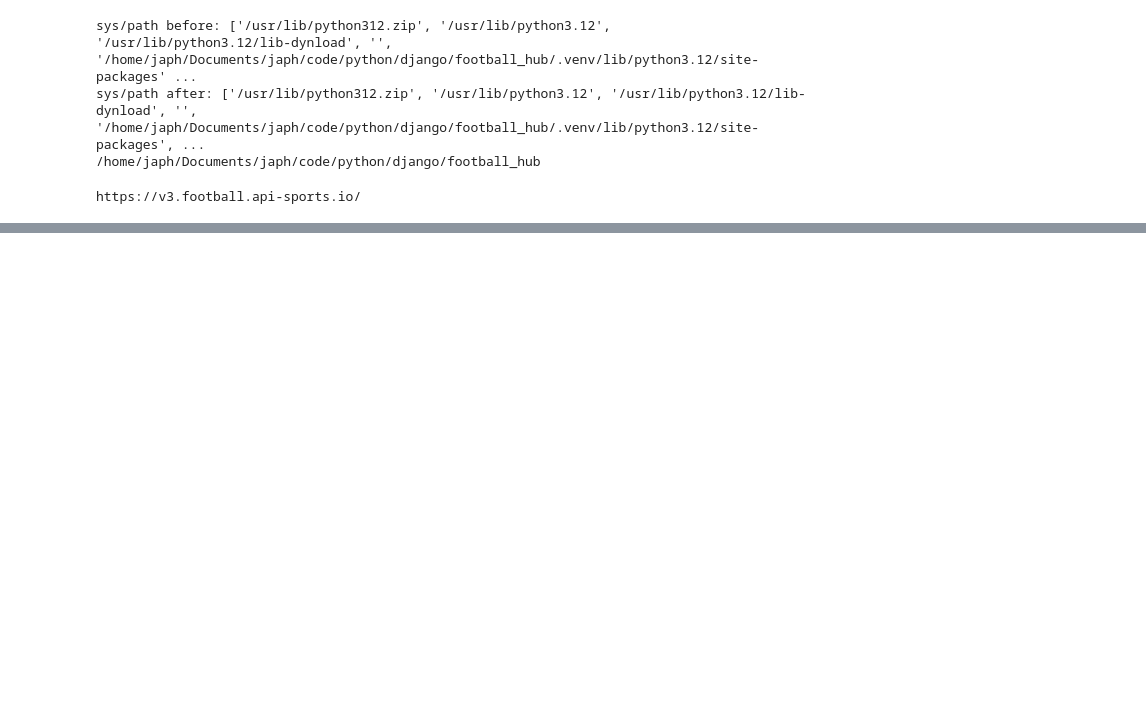
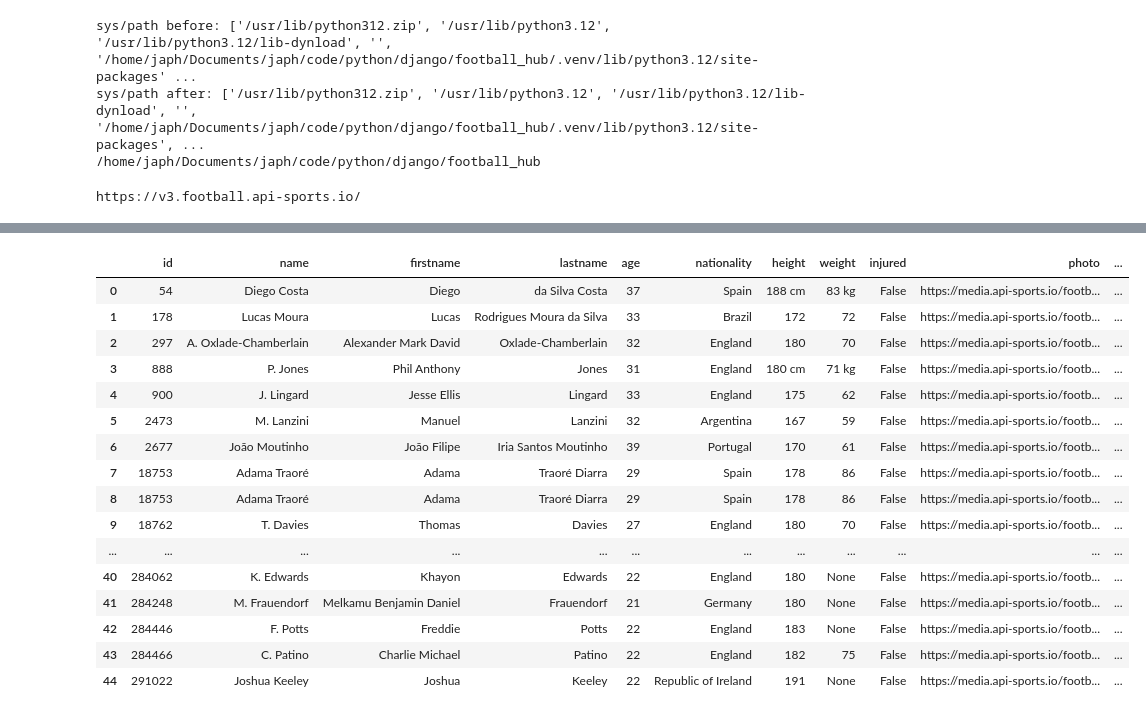
Before and after one commit to japh14/FOOTBALL_HUB, a Jupyter notebook: backend/utils/seed_databases/app/test_api_data.ipynb, the cells around one changed output, grey strips where cells are left out. Saved outputs shown, nothing was run; the diff lists cells and outputs as text; code cells hidden in the pictures; blank space fills up the shorter version.

```diff
--- a/backend/utils/seed_databases/app/test_api_data.ipynb
+++ b/backend/utils/seed_databases/app/test_api_data.ipynb
@@ -70,0 +57,20 @@ NameError: name 'client' is not defined
+# %%
+combine_players_df_api
+# %% [output]
+|  | id | name | firstname | lastname | age | nationality | height | weight | injured | photo | ... |
+| 0 | 54 | Diego Costa | Diego | da Silva Costa | 37 | Spain | 188 cm | 83 kg | False | https://media.api-sports.io/footb... | ... |
+| 1 | 178 | Lucas Moura | Lucas | Rodrigues Moura da Silva | 33 | Brazil | 172 | 72 | False | https://media.api-sports.io/footb... | ... |
+| 2 | 297 | A. Oxlade-Chamberlain | Alexander Mark David | Oxlade-Chamberlain | 32 | England | 180 | 70 | False | https://media.api-sports.io/footb... | ... |
+| 3 | 888 | P. Jones | Phil Anthony | Jones | 31 | England | 180 cm | 71 kg | False | https://media.api-sports.io/footb... | ... |
+| 4 | 900 | J. Lingard | Jesse Ellis | Lingard | 33 | England | 175 | 62 | False | https://media.api-sports.io/footb... | ... |
+| 5 | 2473 | M. Lanzini | Manuel | Lanzini | 32 | Argentina | 167 | 59 | False | https://media.api-sports.io/footb... | ... |
+| 6 | 2677 | João Moutinho | João Filipe | Iria Santos Moutinho | 39 | Portugal | 170 | 61 | False | https://media.api-sports.io/footb... | ... |
+| 7 | 18753 | Adama Traoré | Adama | Traoré Diarra | 29 | Spain | 178 | 86 | False | https://media.api-sports.io/footb... | ... |
+| 8 | 18753 | Adama Traoré | Adama | Traoré Diarra | 29 | Spain | 178 | 86 | False | https://media.api-sports.io/footb... | ... |
+| 9 | 18762 | T. Davies | Thomas | Davies | 27 | England | 180 | 70 | False | https://media.api-sports.io/footb... | ... |
+| ... | ... | ... | ... | ... | ... | ... | ... | ... | ... | ... | ... |
+| 40 | 284062 | K. Edwards | Khayon | Edwards | 22 | England | 180 | None | False | https://media.api-sports.io/footb... | ... |
+| 41 | 284248 | M. Frauendorf | Melkamu Benjamin Daniel | Frauendorf | 21 | Germany | 180 | None | False | https://media.api-sports.io/footb... | ... |
+| 42 | 284446 | F. Potts | Freddie | Potts | 22 | England | 183 | None | False | https://media.api-sports.io/footb... | ... |
+| 43 | 284466 | C. Patino | Charlie Michael | Patino | 22 | England | 182 | 75 | False | https://media.api-sports.io/footb... | ... |
+| 44 | 291022 | Joshua Keeley | Joshua | Keeley | 22 | Republic of Ireland | 191 | None | False | https://media.api-sports.io/footb... | ... |
```
Also changed, not shown: parts of 3 cells of this notebook, 33 other files.
